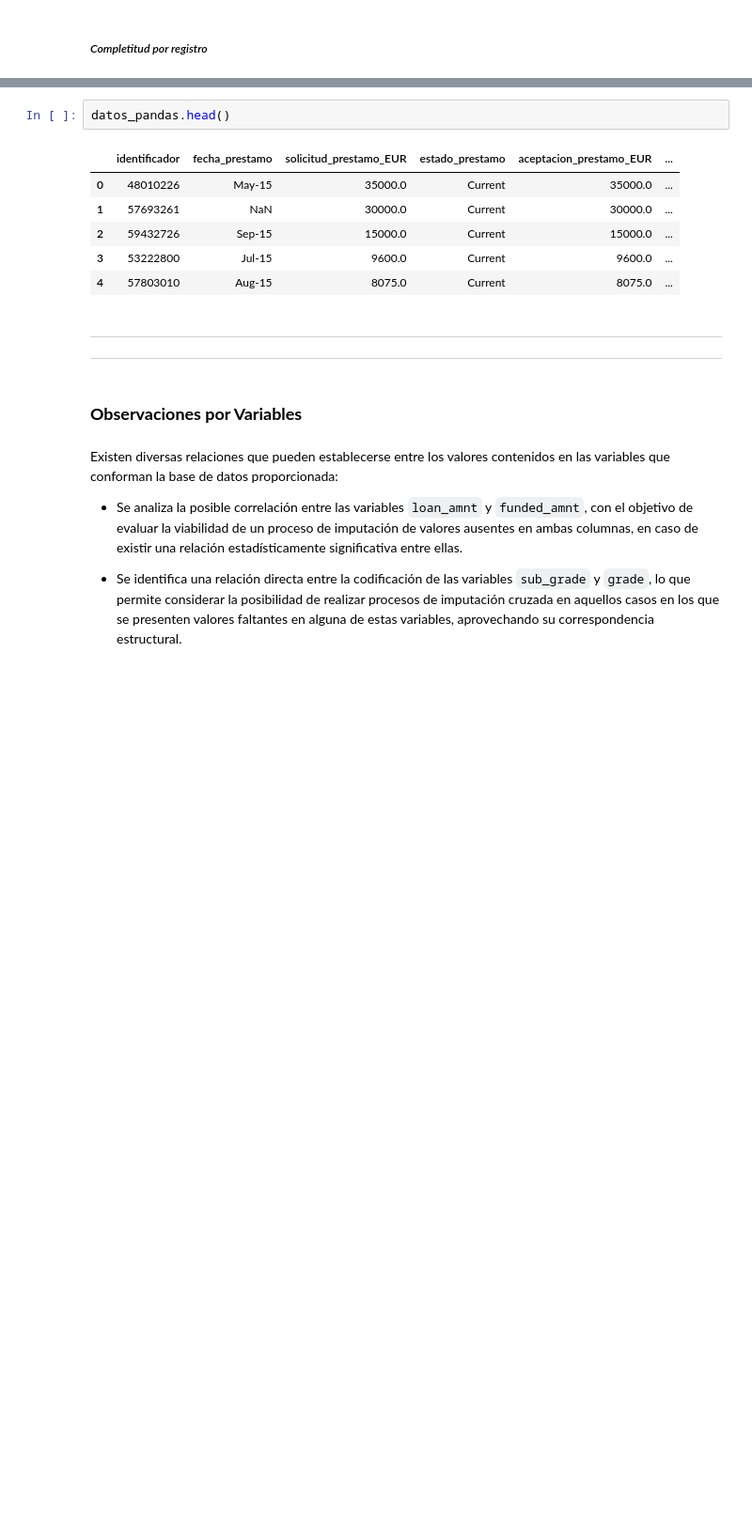
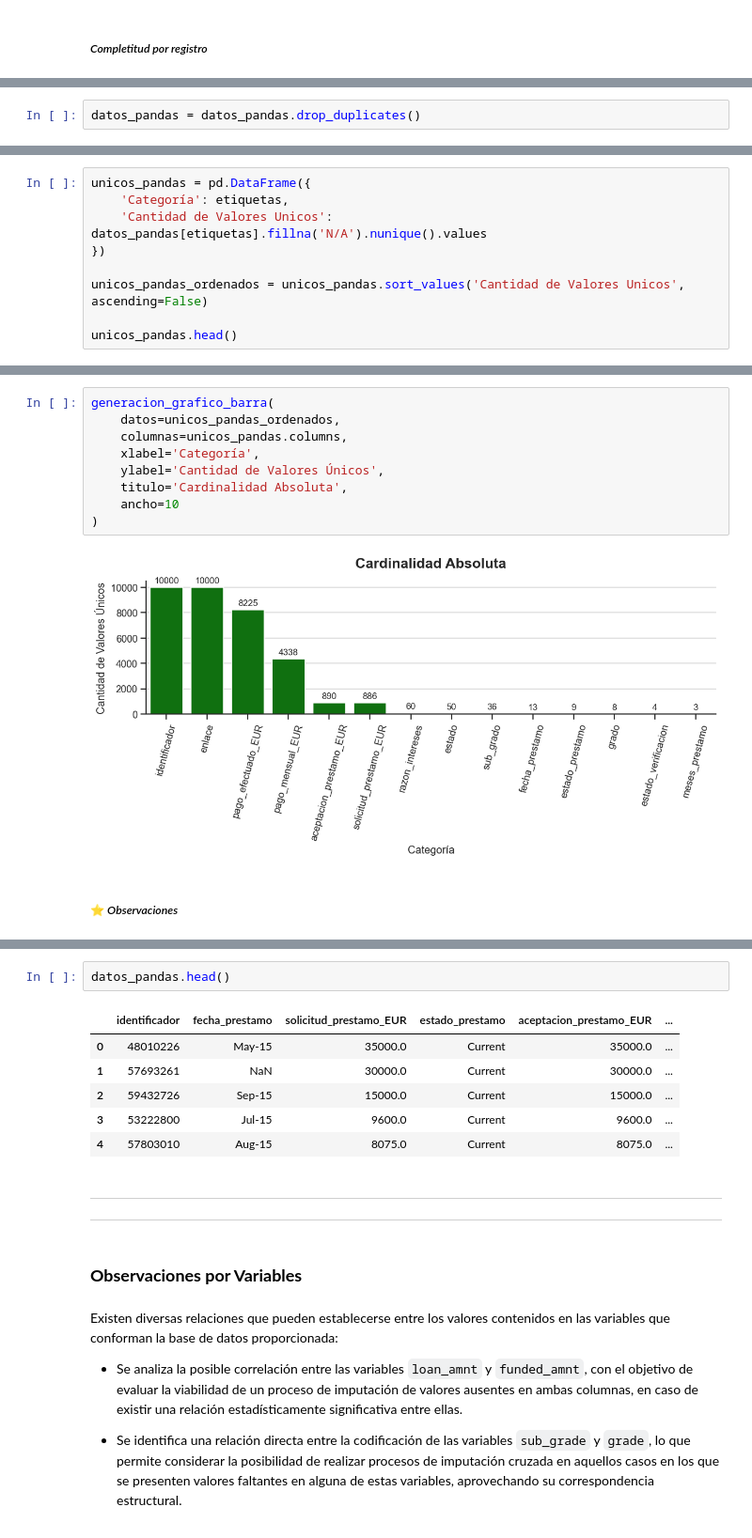
Before and after one commit to Ernesto9734/Data-Analyst-Projects, a Jupyter notebook: Project 01 - Data Cleaning and Preprocessing/notebook.ipynb, the cells around one changed output, grey strips where cells are left out. Shown at 94% size. Saved outputs shown, nothing was run; the diff lists cells and outputs as text; blank space fills up the shorter version.

```diff
--- a/Project 01 - Data Cleaning and Preprocessing/notebook.ipynb
+++ b/Project 01 - Data Cleaning and Preprocessing/notebook.ipynb
@@ -756,0 +1012,2 @@ completitud_registros_pandas, completitud_registros_ordenado = completitud_regis
+# %%
+datos_pandas = datos_pandas.drop_duplicates()
@@ -800,0 +1059,9 @@ Passing `palette` without assigning `hue` is deprecated and will be removed in v
+# %%
+unicos_pandas = pd.DataFrame({
+    'Categoría': etiquetas,
+    'Cantidad de Valores Unicos': datos_pandas[etiquetas].fillna('N/A').nunique().values
+})
+
+unicos_pandas_ordenados = unicos_pandas.sort_values('Cantidad de Valores Unicos', ascending=False)
+
+unicos_pandas.head()
@@ -800,0 +1075,13 @@ Passing `palette` without assigning `hue` is deprecated and will be removed in v
+# %%
+generacion_grafico_barra(
+    datos=unicos_pandas_ordenados,
+    columnas=unicos_pandas.columns,
+    xlabel='Categoría',
+    ylabel='Cantidad de Valores Únicos',
+    titulo='Cardinalidad Absoluta',
+    ancho=10
+)
+# %% [output]
+[figure, added]
+# %% [markdown]
+##### ⭐ *Observaciones*
```
Also changed, not shown: parts of 79 cells of this notebook.
